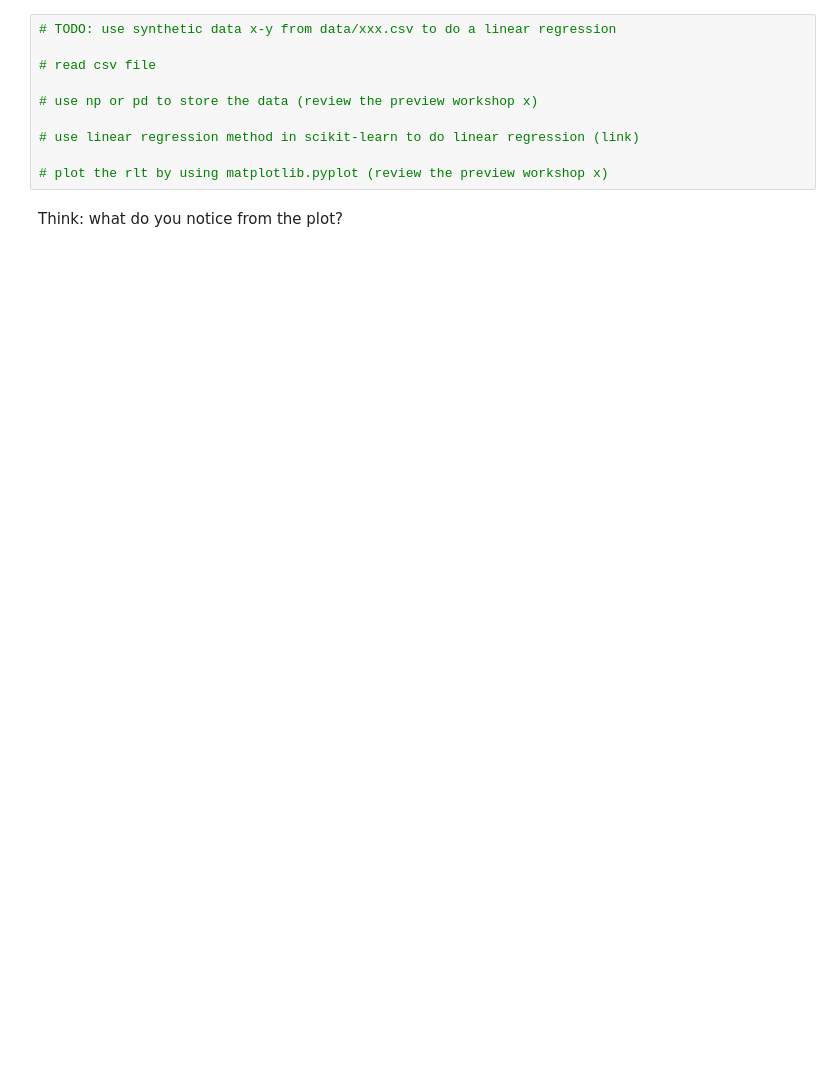
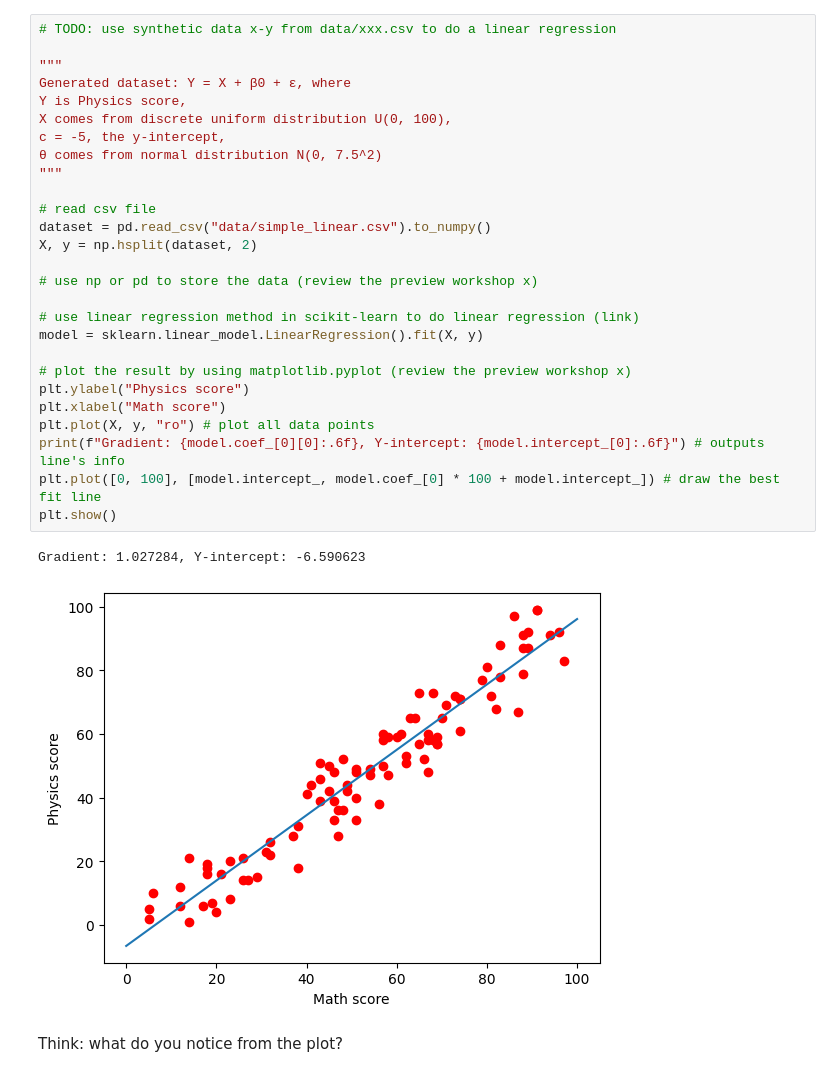
Before and after one commit to BristolDataScienceSociety/Workshop2024-25, a Jupyter notebook: Workshop6/Workshop6.ipynb, the cells around one changed output. Cells and saved outputs as stored; diff of their text form; blank space fills up the shorter version.

```diff
--- a/Workshop6/Workshop6.ipynb
+++ b/Workshop6/Workshop6.ipynb
@@ -16,13 +64,33 @@ TODO: math formula
 # %%
 # TODO: use synthetic data x-y from data/xxx.csv to do a linear regression
 
+"""
+Generated dataset: Y = X + β0 + ε, where
+Y is Physics score,
+X comes from discrete uniform distribution U(0, 100),
+c = -5, the y-intercept,
+θ comes from normal distribution N(0, 7.5^2)
+"""
+
 # read csv file
+dataset = pd.read_csv("data/simple_linear.csv").to_numpy()
+X, y = np.hsplit(dataset, 2)
 
 # use np or pd to store the data (review the preview workshop x)
 
 # use linear regression method in scikit-learn to do linear regression (link)
+model = sklearn.linear_model.LinearRegression().fit(X, y)
 
-# plot the rlt by using matplotlib.pyplot (review the preview workshop x)
+# plot the result by using matplotlib.pyplot (review the preview workshop x)
+plt.ylabel("Physics score")
+plt.xlabel("Math score")
+plt.plot(X, y, "ro") # plot all data points
+print(f"Gradient: {model.coef_[0][0]:.6f}, Y-intercept: {model.intercept_[0]:.6f}") # outputs line's info
+plt.plot([0, 100], [model.intercept_, model.coef_[0] * 100 + model.intercept_]) # draw the best fit line
+plt.show()
+# %% [output]
+Gradient: 1.027284, Y-intercept: -6.590623
+[figure, added]
 # %% [markdown]
 Think: what do you notice from the plot?
 # %% [markdown]
```
Also changed, not shown: parts of 16 cells of this notebook, 4 other files.
